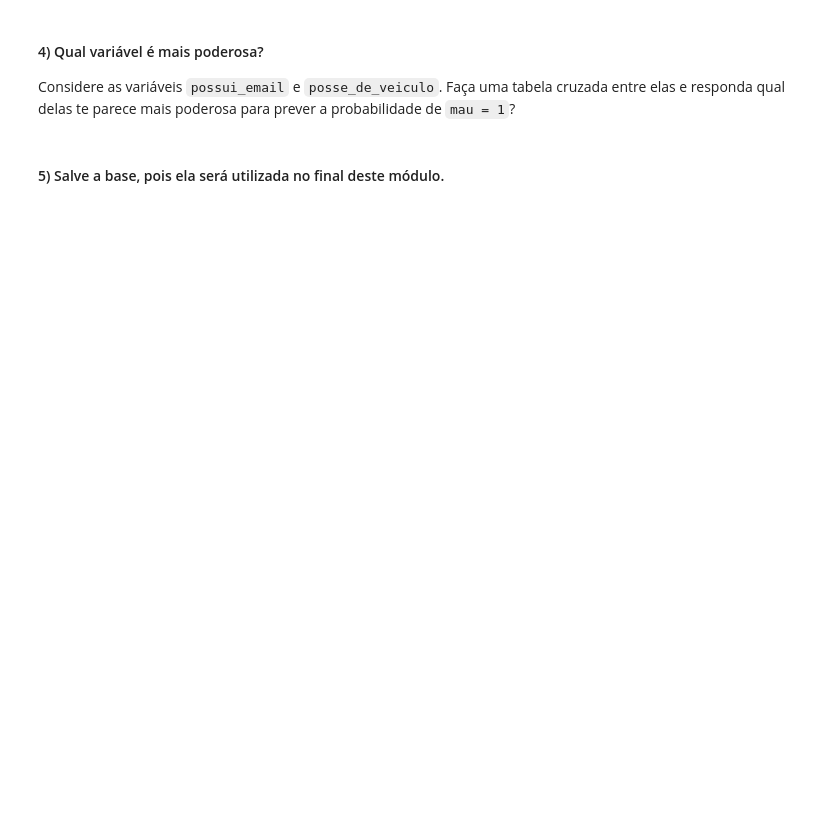
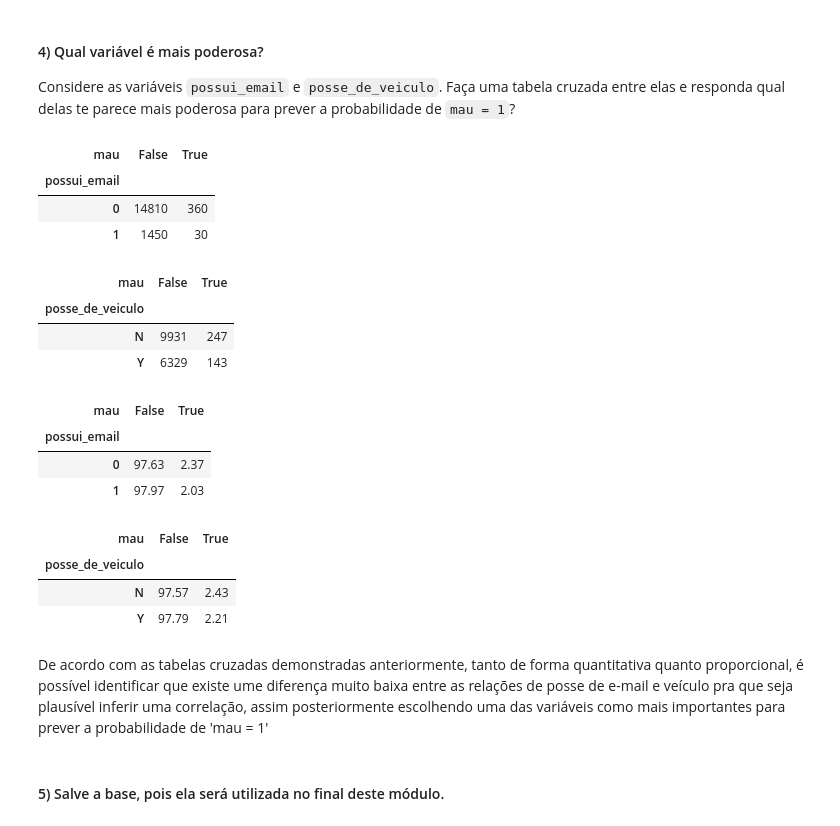
Before and after one commit to MacielGithub/Exercicios_EBAC, a Jupyter notebook: M7_E1.ipynb, the cells around one changed output. Cells and saved outputs as stored; diff of their text form; code cells hidden in the pictures; blank space fills up the shorter version.

````diff
--- a/M7_E1.ipynb
+++ b/M7_E1.ipynb
@@ -74,5 +95,36 @@ df_variaveis
 #### 4) Qual variável é mais poderosa?
 
 Considere as variáveis ```possui_email``` e ```posse_de_veiculo```. Faça uma tabela cruzada entre elas e responda qual delas te parece mais poderosa para prever a probabilidade de ```mau = 1```?
+# %%
+email_mau_crosstab = pd.crosstab(demo['possui_email'], demo['mau'])
+veiculo_mau_crosstab = pd.crosstab(demo['posse_de_veiculo'], demo['mau'])
+
+display(email_mau_crosstab)
+display(veiculo_mau_crosstab)
+
+email_mau_crosstab_percentual = email_mau_crosstab.div(email_mau_crosstab.sum(axis=1), axis=0) * 100
+veiculo_mau_crosstab_percentual = veiculo_mau_crosstab.div(veiculo_mau_crosstab.sum(axis=1), axis=0) * 100
+
+display(email_mau_crosstab_percentual.round(2))
+display(veiculo_mau_crosstab_percentual.round(2))
+# %% [output]
+| mau | False | True |
+| possui_email |  |  |
+| 0 | 14810 | 360 |
+| 1 | 1450 | 30 |
+| mau | False | True |
+| posse_de_veiculo |  |  |
+| N | 9931 | 247 |
+| Y | 6329 | 143 |
+| mau | False | True |
+| possui_email |  |  |
+| 0 | 97.63 | 2.37 |
+| 1 | 97.97 | 2.03 |
+| mau | False | True |
+| posse_de_veiculo |  |  |
+| N | 97.57 | 2.43 |
+| Y | 97.79 | 2.21 |
+# %% [markdown]
+De acordo com as tabelas cruzadas demonstradas anteriormente, tanto de forma quantitativa quanto proporcional, é possível identificar que existe ume diferença muito baixa entre as relações de posse de e-mail e veículo pra que seja plausível inferir uma correlação, assim posteriormente escolhendo uma das variáveis como mais importantes para prever a probabilidade de 'mau = 1'
 # %% [markdown]
 #### 5) Salve a base, pois ela será utilizada no final deste módulo.
````
Also changed, not shown: parts of 4 cells of this notebook, 1 other file.
